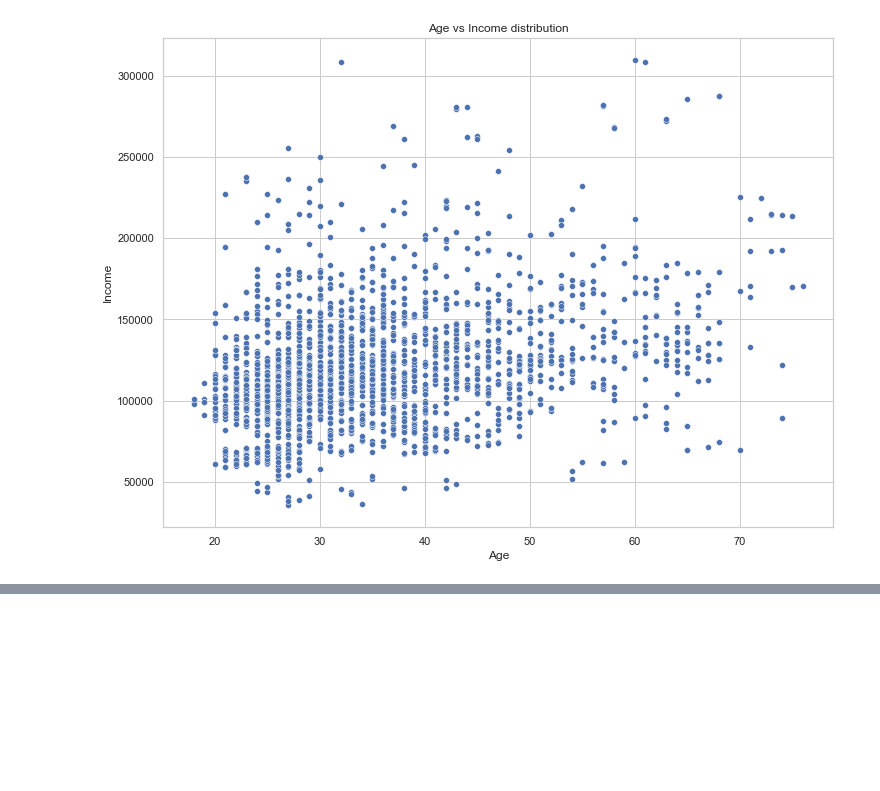
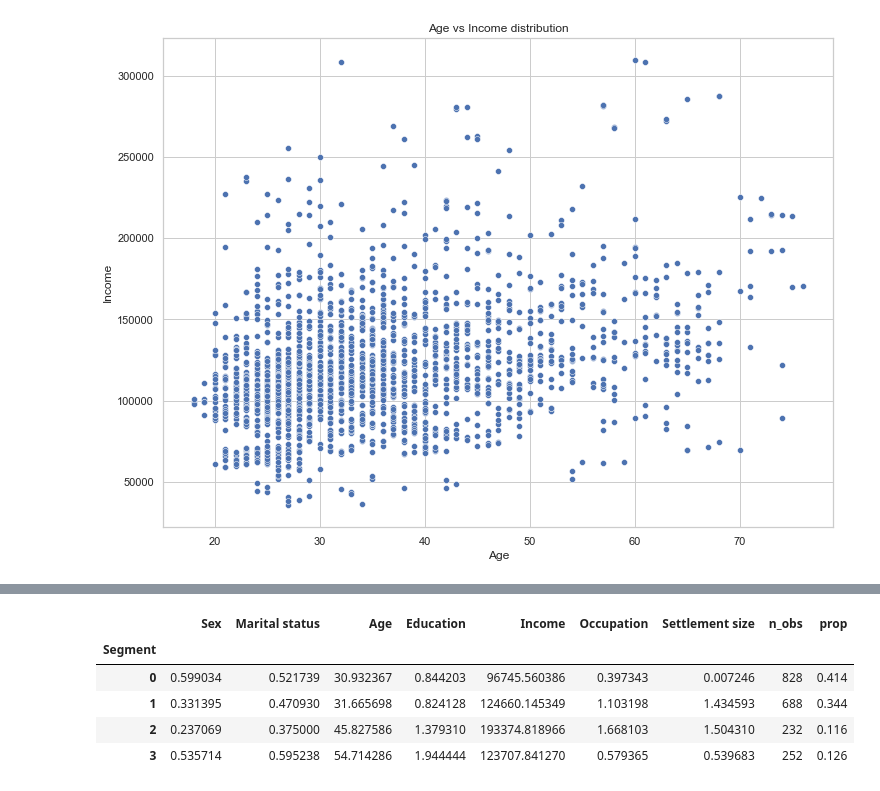
Before and after one commit to addds03/Customer-Analytics, a Jupyter notebook: Customer Analytics/Segmentation.ipynb, the cells around one changed output, grey strips where cells are left out. Cells and saved outputs as stored; diff of their text form; code cells hidden in the pictures; blank space fills up the shorter version.

```diff
--- a/Customer Analytics/Segmentation.ipynb
+++ b/Customer Analytics/Segmentation.ipynb
@@ -53,0 +128,3 @@ plt.show()
+# %%
+df_analysis = seg_res.groupby(['Segment']).mean()
+df_analysis
@@ -53,0 +145,12 @@ plt.show()
+# %%
+df_analysis['n_obs'] = seg_res[['Segment','Sex']].groupby(['Segment']).count()
+df_analysis['prop'] = df_analysis['n_obs'] / df_analysis['n_obs'].sum()
+# %%
+df_analysis
+# %% [output]
+|  | Sex | Marital status | Age | Education | Income | Occupation | Settlement size | n_obs | prop |
+| Segment |  |  |  |  |  |  |  |  |  |
+| 0 | 0.599034 | 0.521739 | 30.932367 | 0.844203 | 96745.560386 | 0.397343 | 0.007246 | 828 | 0.414 |
+| 1 | 0.331395 | 0.470930 | 31.665698 | 0.824128 | 124660.145349 | 1.103198 | 1.434593 | 688 | 0.344 |
+| 2 | 0.237069 | 0.375000 | 45.827586 | 1.379310 | 193374.818966 | 1.668103 | 1.504310 | 232 | 0.116 |
+| 3 | 0.535714 | 0.595238 | 54.714286 | 1.944444 | 123707.841270 | 0.579365 | 0.539683 | 252 | 0.126 |
```
Also changed, not shown: parts of 24 cells of this notebook.
